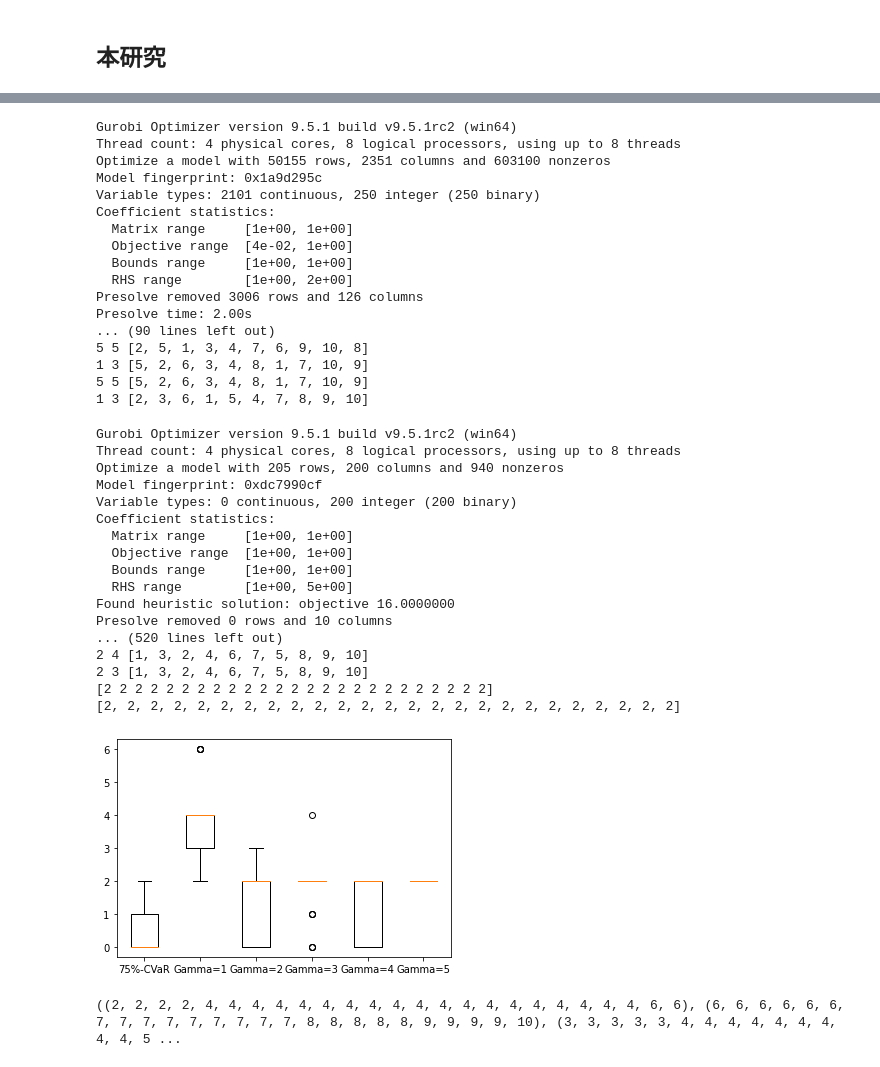
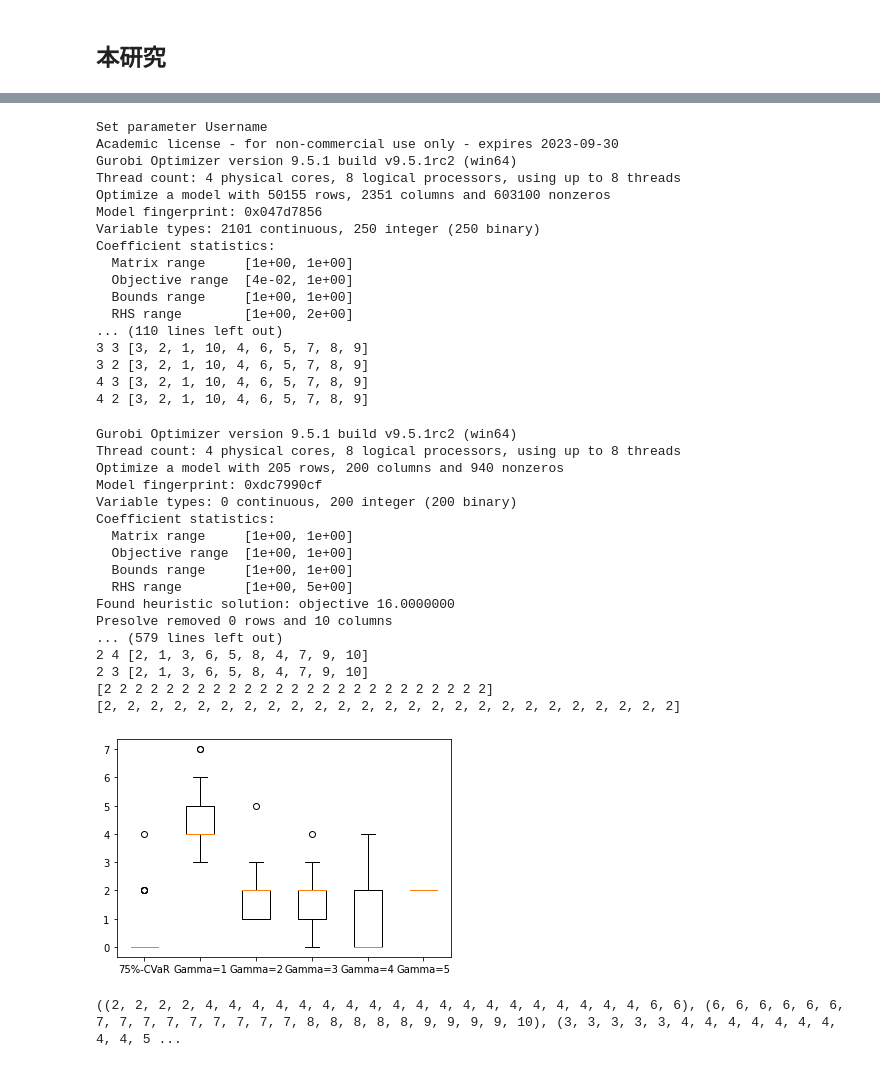
Before and after one commit to ikumadaiki/CPMP, a Jupyter notebook: instance.ipynb, the cells around one changed output, grey strips where cells are left out. Cells and saved outputs as stored; diff of their text form; code cells hidden in the pictures.

```diff
--- a/instance.ipynb
+++ b/instance.ipynb
@@ -8,11 +8,11 @@ from scipy.stats import norm
 import math
 import matplotlib.pyplot as plt
 
+color=["r","b","g","y","purple"]
+
 X=np.arange(-5,10,0.1)
-Y1=norm.pdf(X,1,3)
-Y2=norm.pdf(X,2,3)
-
-plt.plot(X,Y1,color="r")
-plt.plot(X,Y2,color="b")
+for i in range(1,6):
+  Y=norm.pdf(X,i,1)
+  plt.plot(X,Y,color=color[i-1])
 plt.show()
 # %% [output]
@@ -20,5 +20,5 @@ plt.show()
 # %%
-def IPS6(ship_num,stack_num,height,n,size,beta,var):
+def IPS6(ship_num,stack_num,height,n,size,beta,loc,scale):
   O1=[i+1 for i in range(ship_num)]
   S=[i+1 for i in range(stack_num)]
   H=[i+1 for i in range(height)]
@@ -36,16 +36,17 @@ def IPS6(ship_num,stack_num,height,n,size,beta,var):
   # a=list(a)
   # a=random.sample(a,ship_num)
   # mean=np.sort(a)
+  np.random.seed(0)
   cov=np.zeros((ship_num,ship_num))
   for i in range(ship_num):
       for j in range(ship_num):
           if i==j:
-              cov[i][i]=var*abs(np.random.randn())
+              cov[i][i]=np.random.normal(loc=loc,scale=scale)
   for i in range(ship_num):
       for j in range(ship_num):
           if i!=j:
               cov[i][j]=0
-
+  np.random.seed()
   data_1 = np.random.multivariate_normal(mean, cov, size=size)
 
   O_=np.argsort(data_1)
@@ -135,7 +136,7 @@ def IPS6(ship_num,stack_num,height,n,size,beta,var):
     print("the objective function", m.objVal)
     print(result)
 
-
+    np.random.seed()
     data_2 = np.random.multivariate_normal(mean, cov, size=size)
 
     global OR
@@ -165,7 +166,7 @@ def IPS6(ship_num,stack_num,height,n,size,beta,var):
     # penalty=penalty[round(0.8*size):]
     # print(penalty)
 
-def robust(ship_num,stack_num,height,n,Gamma,size,var):
+def robust(ship_num,stack_num,height,n,Gamma,size,loc,scale):
     # nと初期配置を変更しなければいけない
     num=sum(n)
 
@@ -268,16 +269,17 @@ def robust(ship_num,stack_num,height,n,Gamma,size,var):
         # a=list(a)
         # a=random.sample(a,ship_num)
         # mean=np.sort(a)
+        np.random.seed(0)
         cov=np.zeros((ship_num,ship_num))
         for i in range(ship_num):
             for j in range(ship_num):
                 if i==j:
-                    cov[i][i]=var*abs(np.random.randn())
+                    cov[i][i]=np.random.normal(loc=loc,scale=scale)
         for i in range(ship_num):
             for j in range(ship_num):
                 if i!=j:
                     cov[i][j]=0
-
+        np.random.seed()
         data_1 = np.random.multivariate_normal(mean, cov, size=size)
 
         O_=np.argsort(data_1)
@@ -310,66 +312,67 @@ def robust(ship_num,stack_num,height,n,Gamma,size,var):
         # plt.boxplot(penalty_r)
 # %%
 size=100
-var=2.5
+loc=2
+scale=1
 inst=[[5,5,[2,2,2,2,2,2,2,2,2,2]]]
 pcvar=[]
 for i in inst:
   ship_num=len(i[2])
-  IPS6(ship_num,i[0],i[1],i[2],size,0.75,var)
+  IPS6(ship_num,i[0],i[1],i[2],size,0.75,loc,scale)
   pcvar+=list(penalty)
 # %% [output]
+Set parameter Username
+Academic license - for non-commercial use only - expires 2023-09-30
 Gurobi Optimizer version 9.5.1 build v9.5.1rc2 (win64)
 Thread count: 4 physical cores, 8 logical processors, using up to 8 threads
 Optimize a model with 50155 rows, 2351 columns and 603100 nonzeros
-Model fingerprint: 0x1a9d295c
+Model fingerprint: 0x047d7856
 Variable types: 2101 continuous, 250 integer (250 binary)
 Coefficient statistics:
   Matrix range     [1e+00, 1e+00]
   Objective range  [4e-02, 1e+00]
   Bounds range     [1e+00, 1e+00]
   RHS range        [1e+00, 2e+00]
-Presolve removed 3006 rows and 126 columns
-Presolve time: 2.00s
-... (90 lines left out)
-5 5 [2, 5, 1, 3, 4, 7, 6, 9, 10, 8]
-1 3 [5, 2, 6, 3, 4, 8, 1, 7, 10, 9]
-5 5 [5, 2, 6, 3, 4, 8, 1, 7, 10, 9]
-1 3 [2, 3, 6, 1, 5, 4, 7, 8, 9, 10]
+... (110 lines left out)
+3 3 [3, 2, 1, 10, 4, 6, 5, 7, 8, 9]
+3 2 [3, 2, 1, 10, 4, 6, 5, 7, 8, 9]
+4 3 [3, 2, 1, 10, 4, 6, 5, 7, 8, 9]
+4 2 [3, 2, 1, 10, 4, 6, 5, 7, 8, 9]
 # %%
 data=(tuple(pcvar),)
 l=["75%-CVaR"]
 for g in range(1,6):
   prob=[]
   for i in inst:
     ship_num=len(i[2])
-    robust(ship_num,i[0],i[1],i[2],g,size,var)
+    robust(ship_num,i[0],i[1],i[2],g,size,loc,scale)
     prob+=list(penalty_r)
     print(prob)
   data+=(tuple(prob),)
   l.append("Gamma="+str(g))
   # print("data=",data)
 import matplotlib.pyplot as plt
 plt.boxplot(data,labels=l)
 plt.show()
 # %% [output]
 Gurobi Optimizer version 9.5.1 build v9.5.1rc2 (win64)
 Thread count: 4 physical cores, 8 logical processors, using up to 8 threads
 Optimize a model with 205 rows, 200 columns and 940 nonzeros
 Model fingerprint: 0xdc7990cf
 Variable types: 0 continuous, 200 integer (200 binary)
 Coefficient statistics:
   Matrix range     [1e+00, 1e+00]
   Objective range  [1e+00, 1e+00]
   Bounds range     [1e+00, 1e+00]
   RHS range        [1e+00, 5e+00]
 Found heuristic solution: objective 16.0000000
 Presolve removed 0 rows and 10 columns
-... (520 lines left out)
-2 4 [1, 3, 2, 4, 6, 7, 5, 8, 9, 10]
-2 3 [1, 3, 2, 4, 6, 7, 5, 8, 9, 10]
+... (579 lines left out)
+2 4 [2, 1, 3, 6, 5, 8, 4, 7, 9, 10]
+2 3 [2, 1, 3, 6, 5, 8, 4, 7, 9, 10]
 [2 2 2 2 2 2 2 2 2 2 2 2 2 2 2 2 2 2 2 2 2 2 2 2 2]
 [2, 2, 2, 2, 2, 2, 2, 2, 2, 2, 2, 2, 2, 2, 2, 2, 2, 2, 2, 2, 2, 2, 2, 2, 2]
-[figure, old version]
+[figure, new version]
 # %%
 print(data)
 # %% [output]
```
Also changed, not shown: parts of 1 cell of this notebook.
